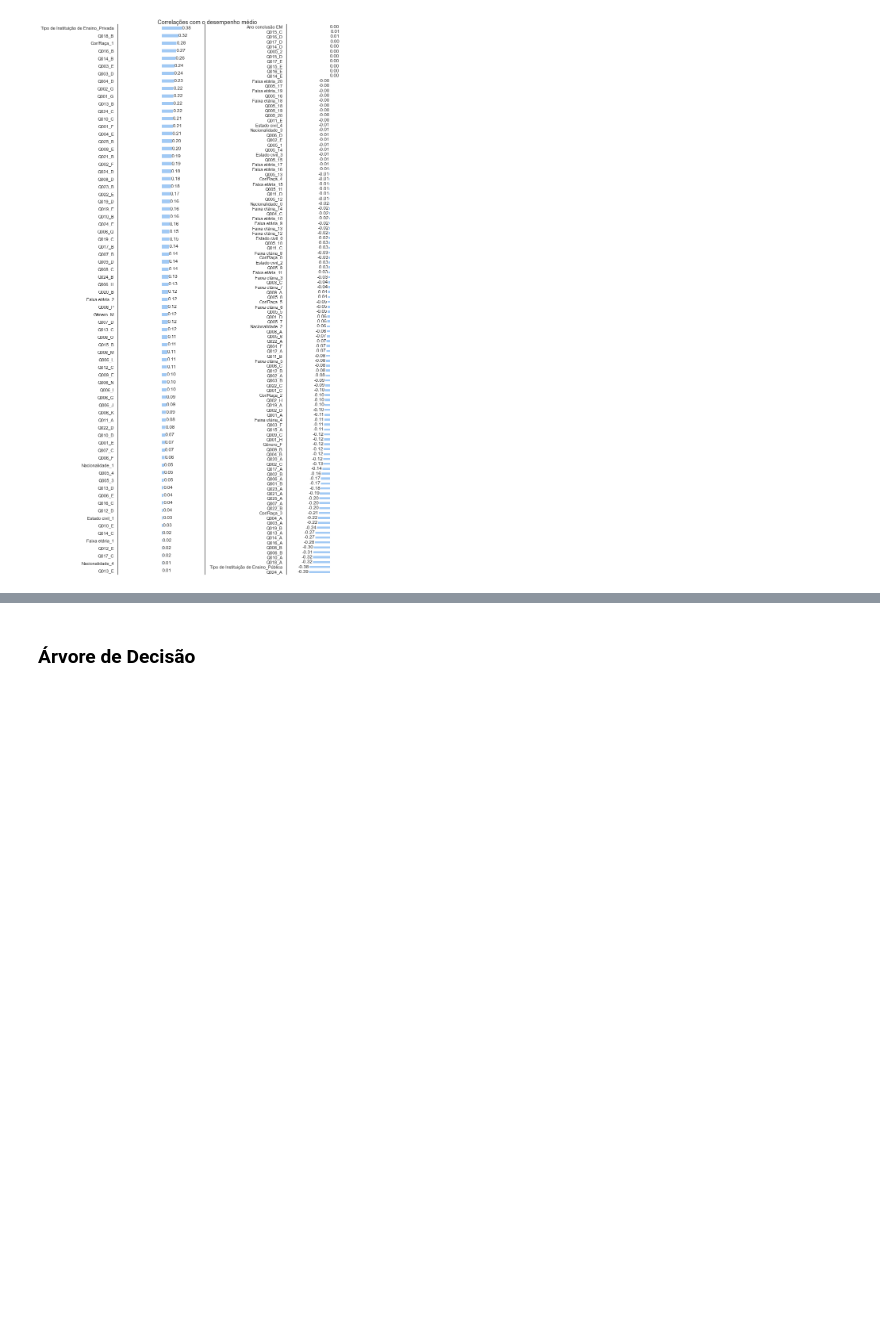
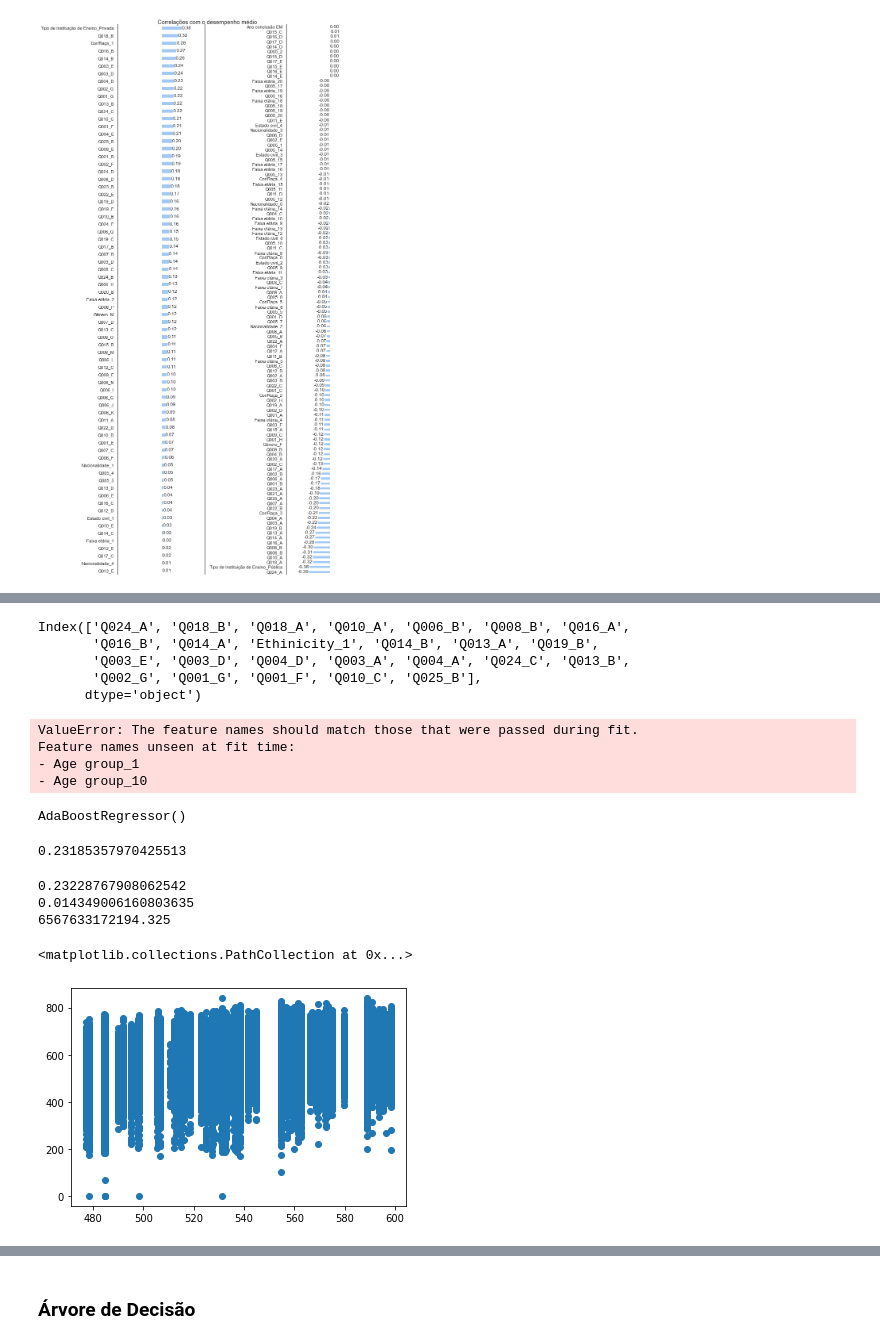
Before and after one commit to carlos-stefano/students_performance_project, a Jupyter notebook: data analysis/2022_data_analysis.ipynb, the cells around one changed output, grey strips where cells are left out. Drawn from its saved outputs; the diff is of its cells as text; code cells hidden in the pictures; blank space fills up the shorter version.

Commit message:
Included AdaBoost section

```diff
--- a/data analysis/2022_data_analysis.ipynb
+++ b/data analysis/2022_data_analysis.ipynb
@@ -504,0 +357,47 @@ sns.heatmap(corr_df, annot = True, fmt = '.2f', mask = np.triu(corr_df))
+# %%
+X_train, X_test, y_train, y_test = train_test_split(
+    df.drop(columns = ['Average score', 'Natural Sciences score', 'Humanities score', 'Math score', 'Languages score']),
+    df['Average score'],
+    test_size = 0.3,
+    random_state = 1
+)
+# %%
+abs(corr_df['Average score']).sort_values(ascending = False)[5:30].index
+# %% [output]
+Index(['Q024_A', 'Q018_B', 'Q018_A', 'Q010_A', 'Q006_B', 'Q008_B', 'Q016_A',
+       'Q016_B', 'Q014_A', 'Ethinicity_1', 'Q014_B', 'Q013_A', 'Q019_B',
+       'Q003_E', 'Q003_D', 'Q004_D', 'Q003_A', 'Q004_A', 'Q024_C', 'Q013_B',
+       'Q002_G', 'Q001_G', 'Q001_F', 'Q010_C', 'Q025_B'],
+      dtype='object')
+# %%
+AdaBoost = AdaBoostRegressor()
+AdaBoost.fit(X_train[abs(corr_df['Average score']).sort_values(ascending = False)[5:30].index], y_train)
+# %% [output]
+ValueError: The feature names should match those that were passed during fit.
+Feature names unseen at fit time:
+- Age group_1
+- Age group_10
+# %%
+AdaBoost
+# %% [output]
+AdaBoostRegressor()
+# %%
+y_pred = AdaBoost.predict(X_test[abs(corr_df['Average score']).sort_values(ascending = False)[5:30].index])
+y_train_pred = AdaBoost.predict(X_train[abs(corr_df['Average score']).sort_values(ascending = False)[5:30].index])
+# %%
+print(metrics.r2_score(y_train, y_train_pred))
+# %% [output]
+0.23185357970425513
+# %%
+ print(metrics.r2_score(y_test, y_pred))
+print(metrics.mean_squared_log_error(y_test, y_pred))
+print(metrics.mean_absolute_percentage_error(y_test, y_pred))
+# %% [output]
+0.23228767908062542
+0.014349006160803635
+6567633172194.325
+# %%
+plt.scatter(y_train_pred, y_train)
+# %% [output]
+<matplotlib.collections.PathCollection at 0x...>
+[figure, added]
```
Also changed, not shown: parts of 24 cells of this notebook.
